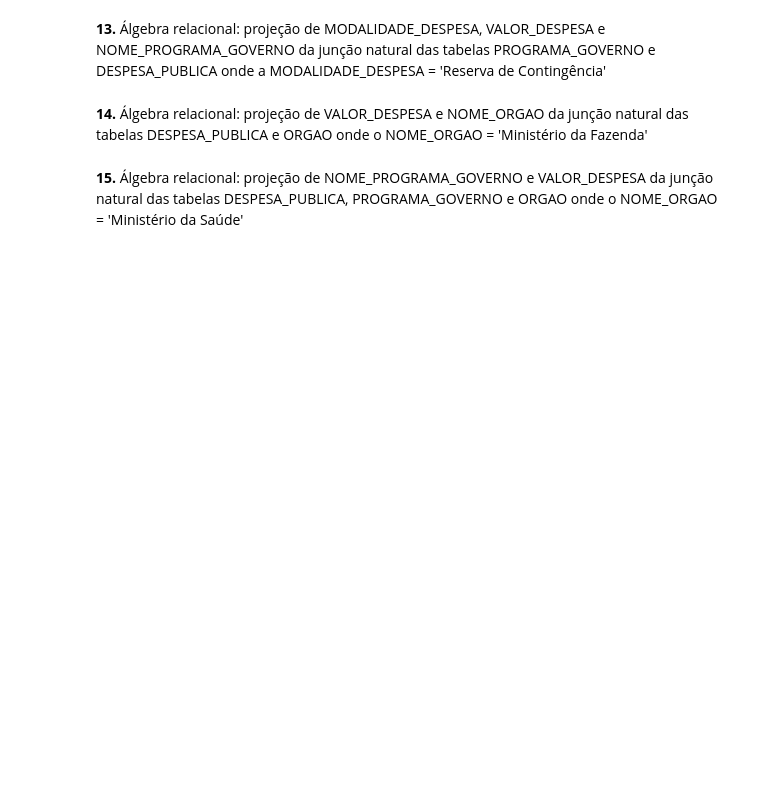
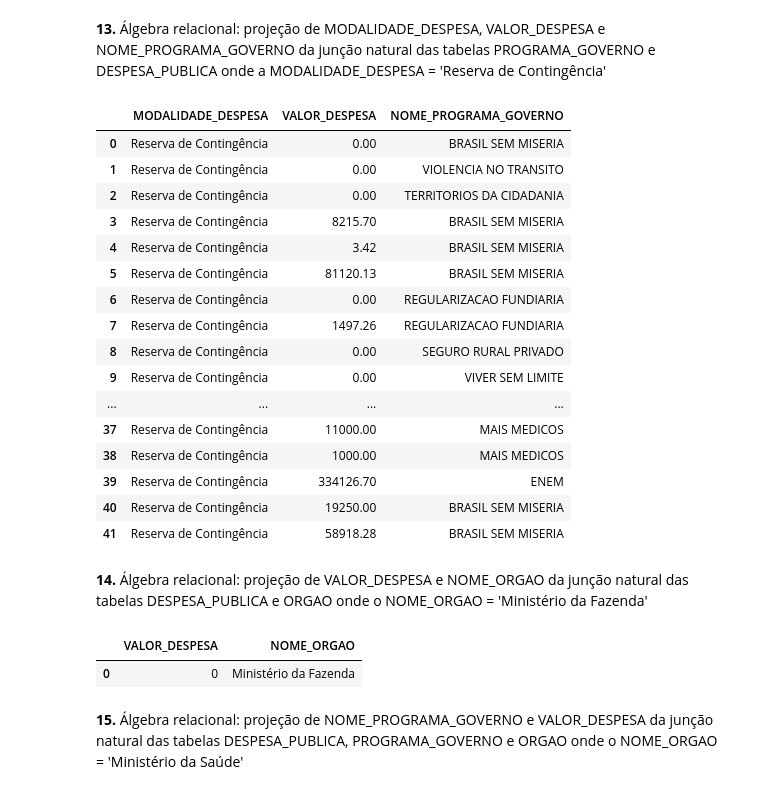
Before and after one commit to ondanieldev/ibd, a Jupyter notebook: ibd_tp_01.ipynb, the cells around one changed output. Cells and saved outputs as stored; diff of their text form; code cells hidden in the pictures; blank space fills up the shorter version.

```diff
--- a/ibd_tp_01.ipynb
+++ b/ibd_tp_01.ipynb
@@ -123,6 +442,57 @@ Expresse cada consulta abaixo utilizando SQL:
 # %% [markdown]
 **13.**  Álgebra relacional: projeção de MODALIDADE_DESPESA, VALOR_DESPESA e NOME_PROGRAMA_GOVERNO da junção natural das tabelas PROGRAMA_GOVERNO e DESPESA_PUBLICA onde a MODALIDADE_DESPESA = 'Reserva de Contingência'
+# %%
+"""
+A <- σmodalidade_despesa='Reserva de Contingência'(DESPESA_PUBLICA)
+B <- A ⋈ PROGRAMA_GOVERNO
+RESULT <- Πmodalidade_despesa,valor_despesa,nome_programa_governo(B)
+"""
+
+q13 = pd.read_sql_query(
+  "SELECT DISTINCT dp.modalidade_despesa, dp.valor_despesa, pg.nome_programa_governo " +
+  "FROM despesa_publica AS dp " +
+  "NATURAL JOIN programa_governo AS pg " +
+  "WHERE dp.modalidade_despesa = 'Reserva de Contingência'"
+, conn)
+
+q13
+# %% [output]
+|  | MODALIDADE_DESPESA | VALOR_DESPESA | NOME_PROGRAMA_GOVERNO |
+| 0 | Reserva de Contingência | 0.00 | BRASIL SEM MISERIA |
+| 1 | Reserva de Contingência | 0.00 | VIOLENCIA NO TRANSITO |
+| 2 | Reserva de Contingência | 0.00 | TERRITORIOS DA CIDADANIA |
+| 3 | Reserva de Contingência | 8215.70 | BRASIL SEM MISERIA |
+| 4 | Reserva de Contingência | 3.42 | BRASIL SEM MISERIA |
+| 5 | Reserva de Contingência | 81120.13 | BRASIL SEM MISERIA |
+| 6 | Reserva de Contingência | 0.00 | REGULARIZACAO FUNDIARIA |
+| 7 | Reserva de Contingência | 1497.26 | REGULARIZACAO FUNDIARIA |
+| 8 | Reserva de Contingência | 0.00 | SEGURO RURAL PRIVADO |
+| 9 | Reserva de Contingência | 0.00 | VIVER SEM LIMITE |
+| ... | ... | ... | ... |
+| 37 | Reserva de Contingência | 11000.00 | MAIS MEDICOS |
+| 38 | Reserva de Contingência | 1000.00 | MAIS MEDICOS |
+| 39 | Reserva de Contingência | 334126.70 | ENEM |
+| 40 | Reserva de Contingência | 19250.00 | BRASIL SEM MISERIA |
+| 41 | Reserva de Contingência | 58918.28 | BRASIL SEM MISERIA |
 # %% [markdown]
 **14.**  Álgebra relacional: projeção de VALOR_DESPESA e NOME_ORGAO da junção natural das tabelas DESPESA_PUBLICA e ORGAO onde o NOME_ORGAO = 'Ministério da Fazenda'
+# %%
+"""
+A <- σnome_orgao='Ministério da Fazenda'(ORGAO)
+B <- A ⋈ DESPESA_PUBLICA
+RESULT <- Πvalor_despesa,nome_orgao(B)
+"""
+
+q14 = pd.read_sql_query(
+  "SELECT DISTINCT dp.valor_despesa, o.nome_orgao " +
+  "FROM orgao AS o " +
+  "NATURAL JOIN despesa_publica AS dp " +
+  "WHERE o.nome_orgao = 'Ministério da Fazenda'"
+, conn)
+
+q14
+# %% [output]
+|  | VALOR_DESPESA | NOME_ORGAO |
+| 0 | 0 | Ministério da Fazenda |
 # %% [markdown]
 **15.**  Álgebra relacional: projeção de NOME_PROGRAMA_GOVERNO e VALOR_DESPESA da junção natural das tabelas DESPESA_PUBLICA, PROGRAMA_GOVERNO e ORGAO onde o NOME_ORGAO = 'Ministério da Saúde'
```
Also changed, not shown: parts of 15 cells of this notebook, 1 other file.
